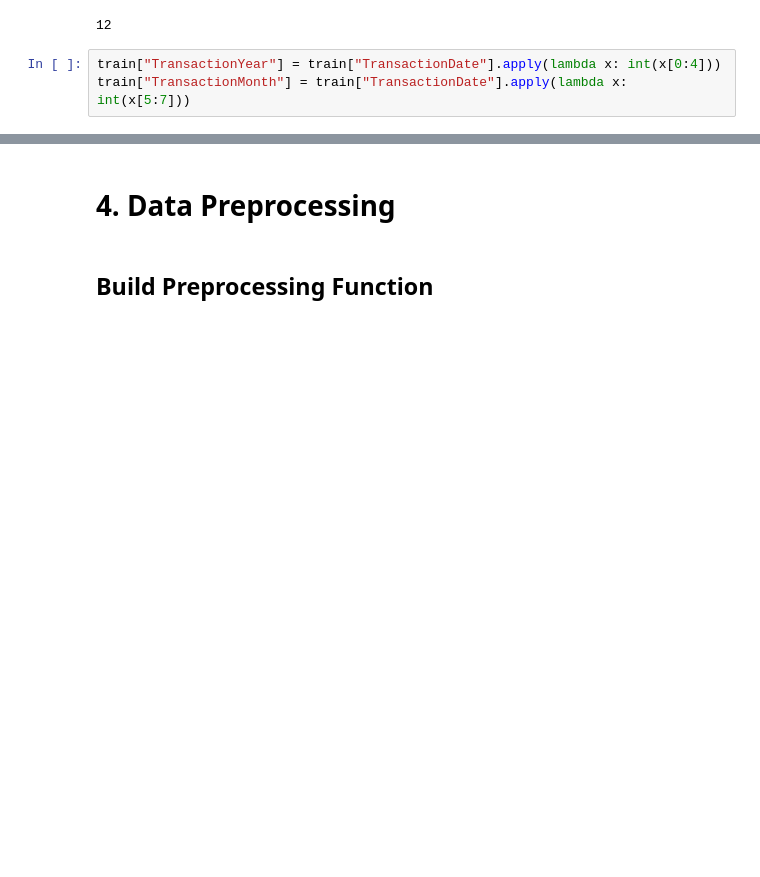
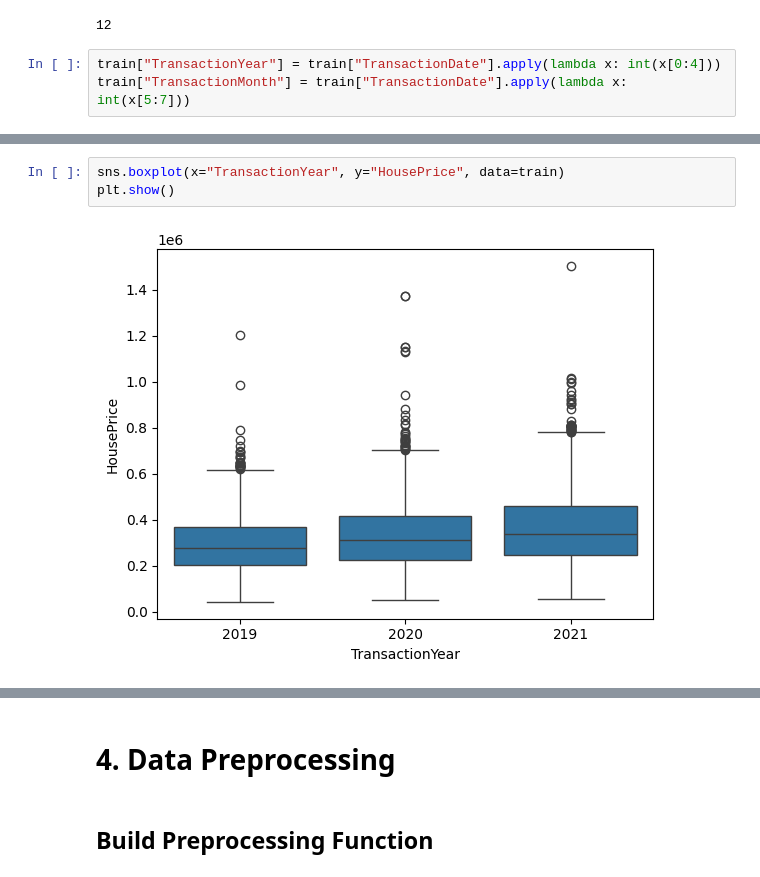
Before and after one commit to hypergalois/HousePricePredictionAPI, a Jupyter notebook: Regression.ipynb, the cells around one changed output, grey strips where cells are left out. Drawn from its saved outputs; the diff is of its cells as text; blank space fills up the shorter version.

```diff
--- a/Regression.ipynb
+++ b/Regression.ipynb
@@ -313,0 +329,5 @@ train["TransactionMonth"] = train["TransactionDate"].apply(lambda x: int(x[5:7])
+# %%
+sns.boxplot(x="TransactionYear", y="HousePrice", data=train)
+plt.show()
+# %% [output]
+[figure, added]
```
Also changed, not shown: parts of 3 cells of this notebook.
